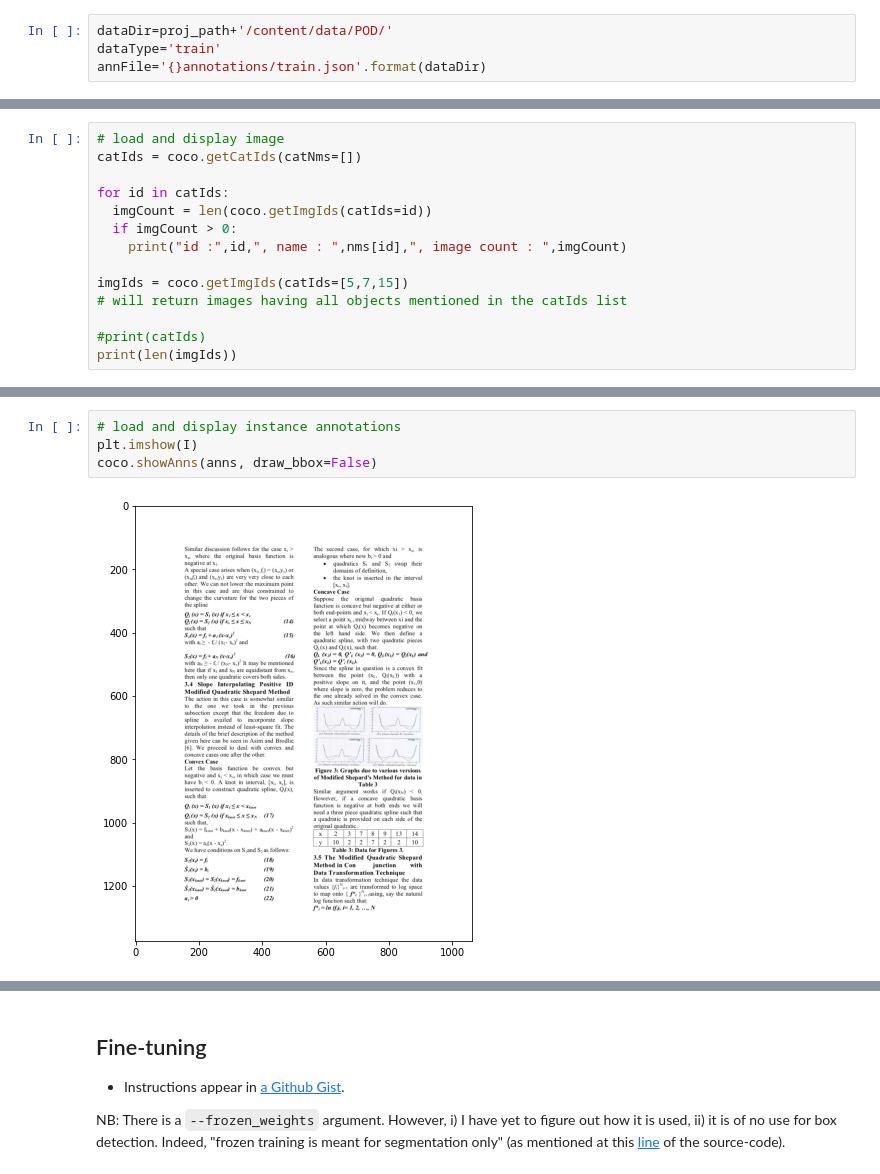
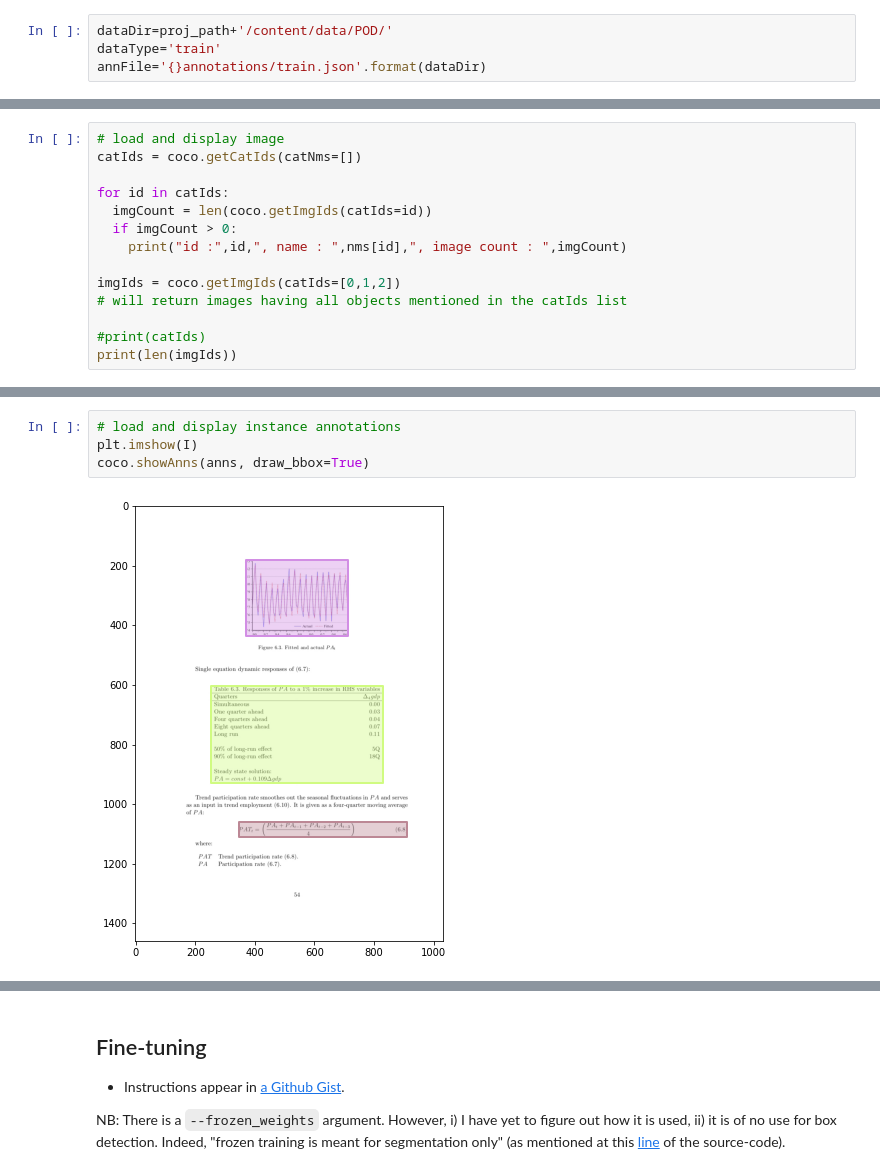
Before and after one commit to Jwalin1/DETR-POD, a Jupyter notebook: notebooks/finetune_detr_POD_r101.ipynb, the cells around one changed output, grey strips where cells are left out. Saved outputs shown, nothing was run; the diff lists cells and outputs as text.

```diff
--- a/notebooks/finetune_detr_POD_r101.ipynb
+++ b/notebooks/finetune_detr_POD_r101.ipynb
@@ -164,7 +164,7 @@ for id in catIds:
   if imgCount > 0:
     print("id :",id,", name : ",nms[id],", image count : ",imgCount)
 
-imgIds = coco.getImgIds(catIds=[5,7,15])
+imgIds = coco.getImgIds(catIds=[0,1,2])
 # will return images having all objects mentioned in the catIds list
 
 #print(catIds)
@@ -215,6 +202,6 @@ _ = [print(i) for i in anns]
 # %%
 # load and display instance annotations
 plt.imshow(I)
-coco.showAnns(anns, draw_bbox=False)
+coco.showAnns(anns, draw_bbox=True)
 # %% [output]
-[figure, old version]
+[figure, new version]
```
Also changed, not shown: parts of 28 cells of this notebook.
